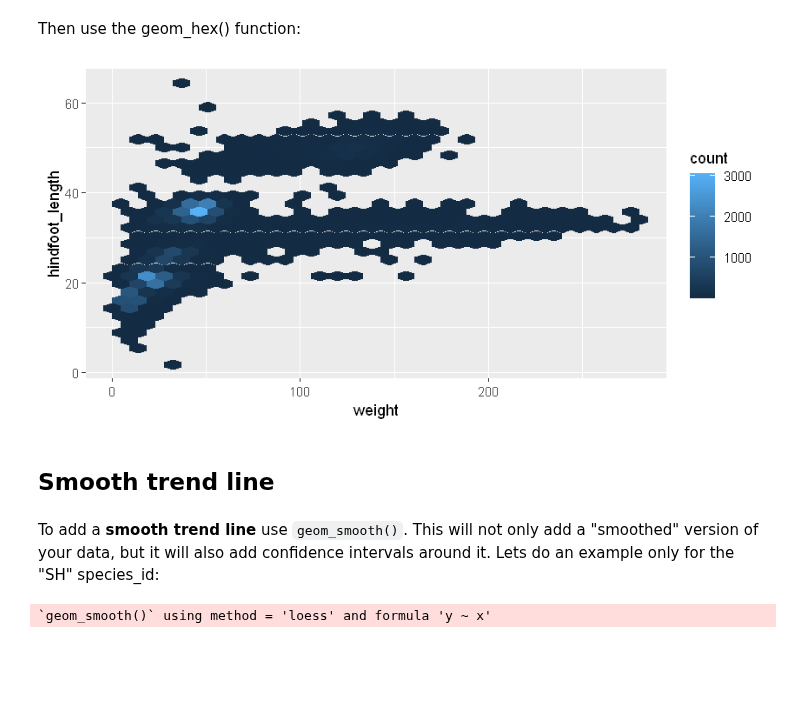
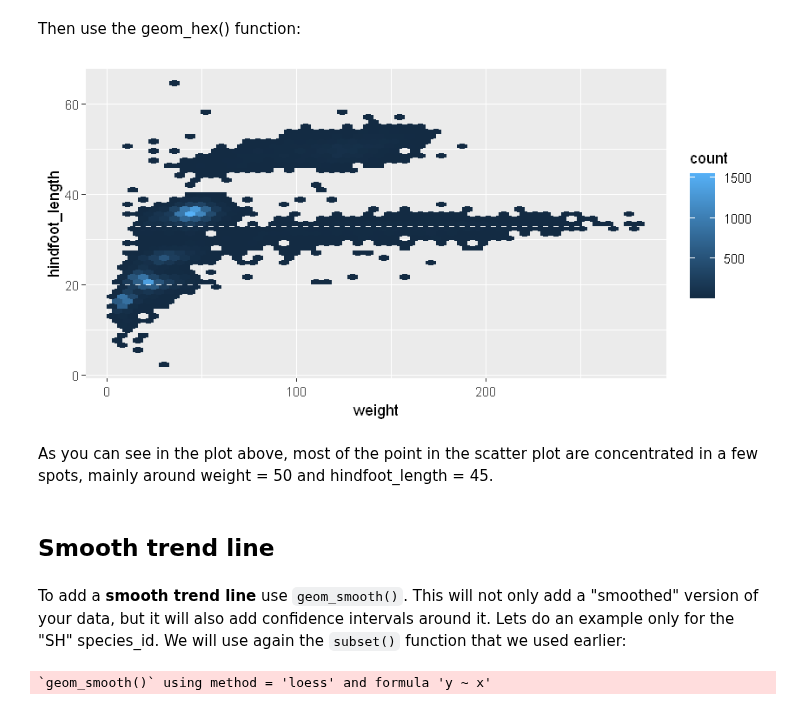
Before and after one commit to Diego-Ibarra/biol3782, a Jupyter notebook: week4/Plotting_and_basic_data_wrangling.ipynb, the cells around one changed output. Saved outputs shown, nothing was run; the diff lists cells and outputs as text; code cells hidden in the pictures; blank space fills up the shorter version.

```diff
--- a/week4/Plotting_and_basic_data_wrangling.ipynb
+++ b/week4/Plotting_and_basic_data_wrangling.ipynb
@@ -554,0 +560,2 @@ legend(5,250,legend=c('PP','DO','RO'),col=c("green","red","blue"),pch='o',lty=c(
+# %%
+surveys <- read.csv("surveys_clean.csv")
@@ -937,13 +978,15 @@ library(hexbin)
 Then use the geom_hex() function:
 # %%
 surveys_plot +
- geom_hex()
+ geom_hex(bins = 50)
 # %% [output]
-[figure, old version]
+[figure, new version]
+# %% [markdown]
+As you can see in the plot above, most of the point in the scatter plot are concentrated in a few spots, mainly around weight = 50 and hindfoot_length = 45.
 # %% [markdown]
 ## Smooth trend line
 # %% [markdown]
-To add a **smooth trend line** use `geom_smooth()`. This will not only add a "smoothed" version of your data, but it will also add confidence intervals around it. Lets do an example only for the "SH" species_id:
+To add a **smooth trend line** use `geom_smooth()`. This will not only add a "smoothed" version of your data, but it will also add confidence intervals around it. Lets do an example only for the "SH" species_id. We will use again the `subset()` function that we used earlier:
 # %%
 SH_surveys <- subset(surveys, species_id == "SH")
 
```
Also changed, not shown: parts of 105 cells of this notebook, 5 other files.
